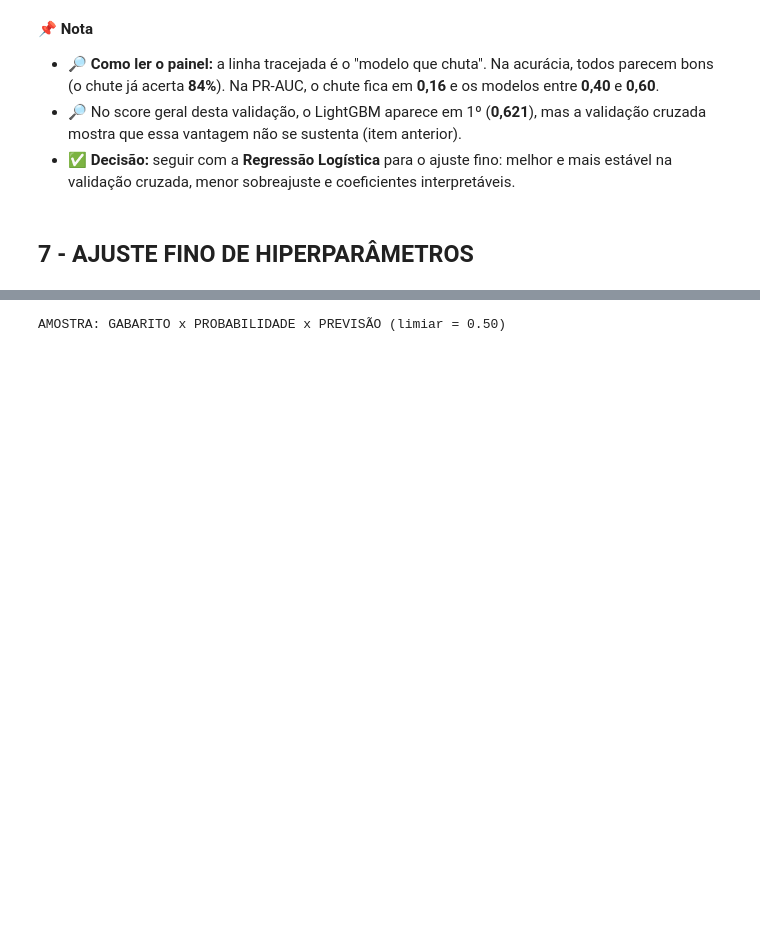
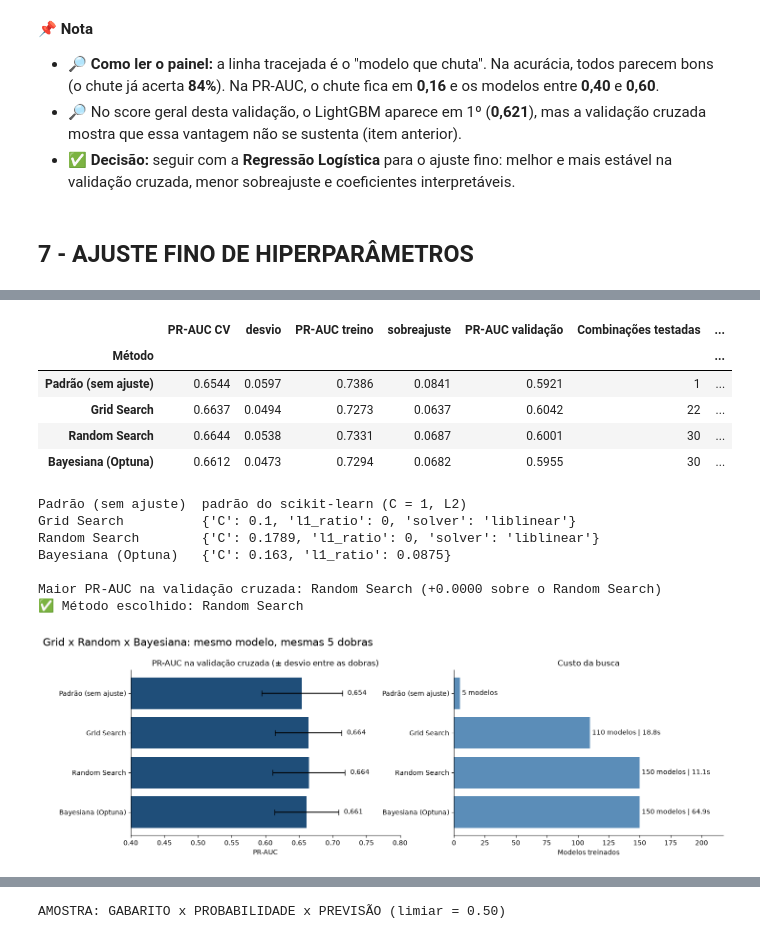
Before and after one commit to RafaelSilva89/Previsao_de_rotatividade_de_funcionarios, a Jupyter notebook: Notebooks/Previsão de rotatividade de funcionários - v2.ipynb, the cells around one changed output, grey strips where cells are left out. Cells and saved outputs as stored; diff of their text form; code cells hidden in the pictures; blank space fills up the shorter version.

```diff
--- a/Notebooks/Previsão de rotatividade de funcionários - v2.ipynb
+++ b/Notebooks/Previsão de rotatividade de funcionários - v2.ipynb
@@ -1419,0 +1576,63 @@ Melhores hiperparâmetros: {'C': np.float64(0.1789), 'penalty': 'l2', 'solver':
+# %%
+cv_padrao = cross_validate(clone(modelos[melhor_modelo]), Xtr, y_treino, cv=cv_busca, scoring='average_precision', n_jobs=N_JOBS,
+                           return_train_score=True)
+parametros_por_metodo = {'Grid Search': grid.best_params_, 'Random Search': busca.best_params_,
+                         'Bayesiana (Optuna)': espacos_optuna[melhor_modelo](estudo.best_trial)}
+estimadores = {'Padrão (sem ajuste)': modelos[melhor_modelo], 'Grid Search': grid.best_estimator_, 'Random Search': busca.best_estimator_,
+               'Bayesiana (Optuna)': clone(modelos[melhor_modelo]).set_params(**parametros_por_metodo['Bayesiana (Optuna)']).fit(Xtr, y_treino)}
+linhas = [{'Método': 'Padrão (sem ajuste)', 'Melhor score (CV)': cv_padrao['test_score'].mean(), 'Desvio entre dobras': cv_padrao['test_score'].std(),
+           'Score no treino': cv_padrao['train_score'].mean(), 'Combinações testadas': 1, 'Modelos treinados': cv_busca.get_n_splits(),
+           'Tempo (s)': np.nan, 'Melhores hiperparâmetros': 'padrão do scikit-learn (C = 1, L2)'},
+          resumo_sklearn('Grid Search', grid, tempo_grid), resumo_sklearn('Random Search', busca, tempo_random),
+          resumo_optuna('Bayesiana (Optuna)', estudo, tempo_optuna, cv_busca.get_n_splits())]
+comparacao_busca = pd.DataFrame(linhas).set_index('Método').rename(columns={
+    'Melhor score (CV)': 'PR-AUC CV', 'Desvio entre dobras': 'desvio', 'Score no treino': 'PR-AUC treino'})
+comparacao_busca['sobreajuste'] = comparacao_busca['PR-AUC treino'] - comparacao_busca['PR-AUC CV']
+comparacao_busca['PR-AUC validação'] = [average_precision_score(y_validacao, m.predict_proba(Xva)[:, 1]) for m in estimadores.values()]
+colunas_tabela = ['PR-AUC CV', 'desvio', 'PR-AUC treino', 'sobreajuste', 'PR-AUC validação', 'Combinações testadas', 'Modelos treinados', 'Tempo (s)']
+display(comparacao_busca[colunas_tabela].style.format({c: '{:.4f}' for c in colunas_tabela[:5]} | {'Tempo (s)': '{:.1f}'}, na_rep='–')
+        .highlight_max(subset=['PR-AUC CV'], color='#C8E6C9'))
+for metodo, parametros in comparacao_busca['Melhores hiperparâmetros'].items():
+    print(f'{metodo:20s}', {k: round(float(v), 4) if isinstance(v, float) else v for k, v in parametros.items()} if isinstance(parametros, dict) else parametros)
+
+# Escolha: maior PR-AUC da validação cruzada, com a regra do desvio entre as dobras
+ajustados = comparacao_busca.drop('Padrão (sem ajuste)')
+vencedor = ajustados['PR-AUC CV'].idxmax()
+ganho_sobre_random = ajustados.loc[vencedor, 'PR-AUC CV'] - ajustados.loc['Random Search', 'PR-AUC CV']
+metodo_escolhido = vencedor if (vencedor == 'Random Search' or ganho_sobre_random >= ajustados.loc[vencedor, 'desvio']) else 'Random Search'
+melhor_estimador = estimadores[metodo_escolhido]
+melhor_score_cv = float(comparacao_busca.loc[metodo_escolhido, 'PR-AUC CV'])
+melhores_params = parametros_por_metodo[metodo_escolhido]
+print(f'\nMaior PR-AUC na validação cruzada: {vencedor} ({ganho_sobre_random:+.4f} sobre o Random Search)')
+print(f'✅ Método escolhido: {metodo_escolhido}')
+
+fig, axs = plt.subplots(1, 2, figsize=(16, 4.5))
+ordem = comparacao_busca.index
+axs[0].barh(ordem, comparacao_busca['PR-AUC CV'], xerr=comparacao_busca['desvio'], color=COR_PRINCIPAL, capsize=4)
+axs[0].bar_label(axs[0].containers[1], labels=[f'{v:.3f}'.replace('.', ',') for v in comparacao_busca['PR-AUC CV']], padding=8)
+axs[0].set(xlim=(0.4, 0.8), title='PR-AUC na validação cruzada (± desvio entre as dobras)', xlabel='PR-AUC')
+axs[1].barh(ordem, comparacao_busca['Modelos treinados'], color=COR_FICOU)
+axs[1].bar_label(axs[1].containers[0], labels=[f'{n} modelos' + (f' | {t:.1f}s' if t == t else '') for n, t in
+                                               zip(comparacao_busca['Modelos treinados'], comparacao_busca['Tempo (s)'])], padding=3)
+axs[1].set(title='Custo da busca', xlabel='Modelos treinados', xlim=(0, comparacao_busca['Modelos treinados'].max() * 1.45))
+for ax in axs:
+    ax.invert_yaxis()
+sns.despine()
+titulo('Grid x Random x Bayesiana: mesmo modelo, mesmas 5 dobras')
+salvar('Comparacao dos metodos de busca')
+plt.show()
+# %% [output]
+|  | PR-AUC CV | desvio | PR-AUC treino | sobreajuste | PR-AUC validação | Combinações testadas | ... |
+| Método |  |  |  |  |  |  | ... |
+| Padrão (sem ajuste) | 0.6544 | 0.0597 | 0.7386 | 0.0841 | 0.5921 | 1 | ... |
+| Grid Search | 0.6637 | 0.0494 | 0.7273 | 0.0637 | 0.6042 | 22 | ... |
+| Random Search | 0.6644 | 0.0538 | 0.7331 | 0.0687 | 0.6001 | 30 | ... |
+| Bayesiana (Optuna) | 0.6612 | 0.0473 | 0.7294 | 0.0682 | 0.5955 | 30 | ... |
+Padrão (sem ajuste)  padrão do scikit-learn (C = 1, L2)
+Grid Search          {'C': 0.1, 'l1_ratio': 0, 'solver': 'liblinear'}
+Random Search        {'C': 0.1789, 'l1_ratio': 0, 'solver': 'liblinear'}
+Bayesiana (Optuna)   {'C': 0.163, 'l1_ratio': 0.0875}
+
+Maior PR-AUC na validação cruzada: Random Search (+0.0000 sobre o Random Search)
+✅ Método escolhido: Random Search
+[figure, added]
```
Also changed, not shown: parts of 39 cells of this notebook, 17 other files.
